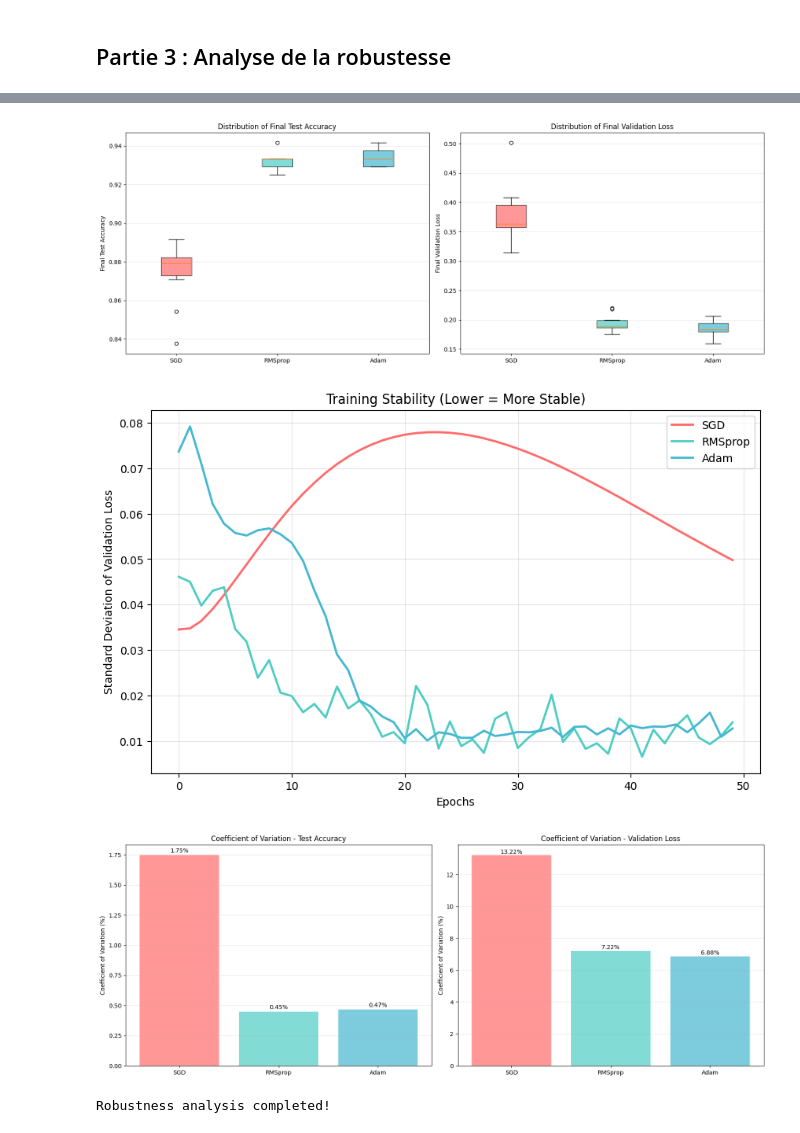
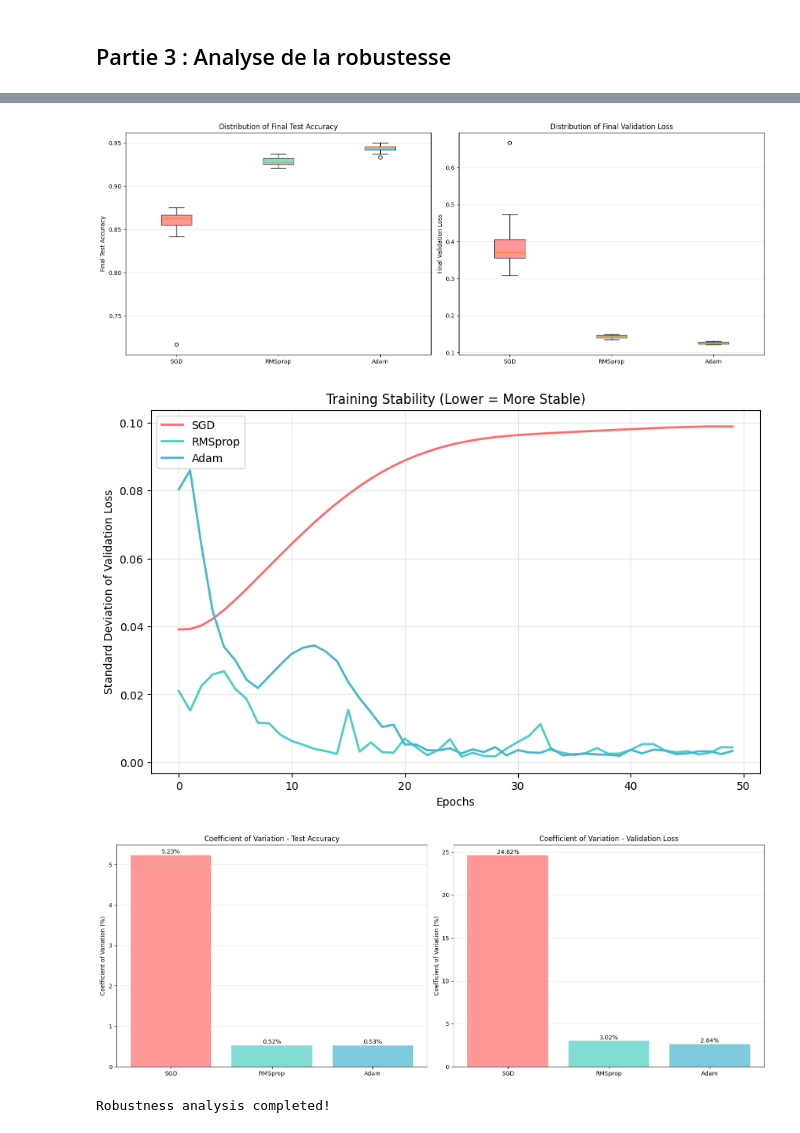
Before and after one commit to ziraax/OptimDashboard, a Jupyter notebook: Projet_Optimisation.ipynb, the cells around one changed output, grey strips where cells are left out. Cells and saved outputs as stored; diff of their text form; code cells hidden in the pictures.

Commit message:
Added fixed seeds

```diff
--- a/Projet_Optimisation.ipynb
+++ b/Projet_Optimisation.ipynb
@@ -1132,11 +1052,6 @@ def run_robustness_analysis(X_train, y_train, X_test, y_test,
                            optimizers=['SGD', 'RMSprop', 'Adam'],
                            learning_rate=0.01, epochs=50, batch_size=64,
                            n_runs=5):
-    """
-    Run multiple training runs for each optimizer to analyze robustness and stability.
-
-    Returns results for all runs per optimizer.
-    """
 
     colors = {'SGD': '#FF6B6B', 'RMSprop': '#4ECDC4', 'Adam': '#45B7D1'}
 
@@ -1158,17 +1073,18 @@ def run_robustness_analysis(X_train, y_train, X_test, y_test,
             run_count += 1
             print(f"Run {run_count}/{total_runs}: {opt_name} - Run {run+1}/{n_runs}")
 
-            # Create fresh model and optimizer for each run
+            # Fixer la graine pour chaque run
+            torch.manual_seed(42 + run * 100)
+            np.random.seed(42 + run * 100)
+
             model = MLP()
             optimizer = create_optimizer(model, opt_name, learning_rate)
 
-            # Train and collect results
             result = train_model(model, optimizer, None, X_train, y_train, X_test, y_test,
                                epochs=epochs, batch_size=batch_size, compute_extra_metrics=False)
 
             all_runs.append(result)
 
-        # Store results for this optimizer
         results_per_optimizer[opt_name] = {
             'runs': all_runs,
             'color': colors.get(opt_name, '#333333')
@@ -1179,42 +1095,33 @@ def run_robustness_analysis(X_train, y_train, X_test, y_test,
 
 
 def plot_robustness_training_curves(results_per_optimizer):
-    """
-    Plot training curves showing all individual runs and mean curves.
-    """
     fig, (ax1, ax2) = plt.subplots(1, 2, figsize=(16, 6))
 
     for opt_name, data in results_per_optimizer.items():
         all_runs = data['runs']
         color = data['color']
 
-        # Validation loss curves
         max_len = max(len(run['val_losses']) for run in all_runs)
         all_val_losses_padded = []
         for run in all_runs:
             val_padded = list(run['val_losses']) + [run['val_losses'][-1]] * (max_len - len(run['val_losses']))
             all_val_losses_padded.append(val_padded)
 
-        # Plot individual runs (light)
         for run in all_val_losses_padded:
             ax1.plot(run, color=color, alpha=0.2, linewidth=1)
 
-        # Plot mean curve (bold)
         mean_val_losses = np.mean(all_val_losses_padded, axis=0)
         ax1.plot(mean_val_losses, color=color, linewidth=3, label=f'{opt_name} (Mean)')
 
-        # Test accuracy curves
         max_len = max(len(run['test_accs']) for run in all_runs)
         all_accs_padded = []
         for run in all_runs:
             acc_padded = list(run['test_accs']) + [run['test_accs'][-1]] * (max_len - len(run['test_accs']))
             all_accs_padded.append(acc_padded)
 
-        # Plot individual runs (light)
         for run in all_accs_padded:
             ax2.plot(run, color=color, alpha=0.2, linewidth=1)
 
-        # Plot mean curve (bold)
         mean_accs = np.mean(all_accs_padded, axis=0)
         ax2.plot(mean_accs, color=color, linewidth=3, label=f'{opt_name} (Mean)')
 
@@ -1234,15 +1141,11 @@ def plot_robustness_training_curves(results_per_optimizer):
     plt.show()
 
 def plot_robustness_distributions(results_per_optimizer):
-    """
-    Plot box plots showing distributions of final metrics across runs.
-    """
     fig, (ax1, ax2) = plt.subplots(1, 2, figsize=(16, 6))
 
     optimizers = list(results_per_optimizer.keys())
     colors = [data['color'] for data in results_per_optimizer.values()]
 
-    # Accuracy distributions
     accuracy_data = []
     for opt_name, data in results_per_optimizer.items():
         all_runs = data['runs']
@@ -1258,7 +1161,6 @@ def plot_robustness_distributions(results_per_optimizer):
     ax1.set_title('Distribution of Final Test Accuracy')
     ax1.grid(True, alpha=0.3, axis='y')
 
-    # Validation loss distributions
     val_loss_data = []
     for opt_name, data in results_per_optimizer.items():
         all_runs = data['runs']
@@ -1278,16 +1180,12 @@ def plot_robustness_distributions(results_per_optimizer):
     plt.show()
 
 def plot_robustness_stability(results_per_optimizer):
-    """
-    Plot training stability (variability over epochs).
-    """
     plt.figure(figsize=(10, 6))
 
     for opt_name, data in results_per_optimizer.items():
         all_runs = data['runs']
         color = data['color']
 
-        # Compute std at each epoch for validation loss
         max_len = max(len(run['val_losses']) for run in all_runs)
         all_val_losses_padded = []
         for run in all_runs:
@@ -1306,15 +1204,11 @@ def plot_robustness_stability(results_per_optimizer):
     plt.show()
 
 def plot_robustness_coefficient_variation(results_per_optimizer):
-    """
-    Plot coefficient of variation comparison.
-    """
     fig, (ax1, ax2) = plt.subplots(1, 2, figsize=(16, 6))
 
     optimizers = list(results_per_optimizer.keys())
     colors = [data['color'] for data in results_per_optimizer.values()]
 
-    # Coefficient of variation for accuracy
     cv_accs = []
     for opt_name, data in results_per_optimizer.items():
         all_runs = data['runs']
@@ -1327,11 +1221,9 @@ def plot_robustness_coefficient_variation(results_per_optimizer):
     ax1.set_title('Coefficient of Variation - Test Accuracy')
     ax1.grid(True, alpha=0.3, axis='y')
 
-    # Add value labels
     for i, v in enumerate(cv_accs):
         ax1.text(i, v + 0.01, f'{v:.2f}%', ha='center', va='bottom')
 
-    # Coefficient of variation for validation loss
     cv_losses = []
     for opt_name, data in results_per_optimizer.items():
         all_runs = data['runs']
@@ -1344,7 +1236,6 @@ def plot_robustness_coefficient_variation(results_per_optimizer):
     ax2.set_title('Coefficient of Variation - Validation Loss')
     ax2.grid(True, alpha=0.3, axis='y')
 
-    # Add value labels
     for i, v in enumerate(cv_losses):
         ax2.text(i, v + 0.01, f'{v:.2f}%', ha='center', va='bottom')
 
@@ -1352,11 +1243,8 @@ def plot_robustness_coefficient_variation(results_per_optimizer):
     plt.show()
 
 def print_robustness_statistics(results_per_optimizer):
-    """
-    Print comprehensive statistics table for robustness analysis.
-    """
     print("\n" + "="*100)
-    print("ROBUSTNESS ANALYSIS STATISTICS")
+    print("STATISTIQUES D'ANALYSE DE ROBUSTESSE")
     print("="*100)
     print(f"{'Optimizer':<12} {'Acc Mean':<12} {'Acc Std':<12} {'Loss Mean':<12} {'Loss Std':<12} {'Time Mean':<12} {'Conv Mean':<12} {'CV Acc':<10}")
     print("-" * 100)
@@ -1369,7 +1257,6 @@ def print_robustness_statistics(results_per_optimizer):
         training_times = [run['training_time'] for run in all_runs]
         conv_speeds = [run['convergence_speed_95'] for run in all_runs]
 
-        # Calculate statistics
         acc_mean, acc_std = np.mean(final_accs), np.std(final_accs)
         loss_mean, loss_std = np.mean(final_val_losses), np.std(final_val_losses)
         time_mean, time_std = np.mean(training_times), np.std(training_times)
@@ -1379,13 +1266,11 @@ def print_robustness_statistics(results_per_optimizer):
         print(f"{opt_name:<12} {acc_mean:<12.4f} {acc_std:<12.4f} {loss_mean:<12.4f} {loss_std:<12.4f} {time_mean:<12.2f} {conv_mean:<12.1f} {cv_acc:<10.2f}")
 
 
-# Parameters for robustness analysis
-n_runs_robustness = 10  # Number of runs per optimizer
+n_runs_robustness = 10
 learning_rate_robust = 0.01
 epochs_robust = 50
 batch_size_robust = 64
 
-# Run the analysis
 robustness_results = run_robustness_analysis(
     X_train_tensor, y_train_tensor, X_test_tensor, y_test_tensor,
     optimizers=['SGD', 'RMSprop', 'Adam'],
@@ -1395,10 +1280,8 @@ robustness_results = run_robustness_analysis(
     n_runs=n_runs_robustness
 )
 
-# Print statistics
 print_robustness_statistics(robustness_results)
 
-# Create visualizations
 print("\nGenerating robustness analysis plots...")
 
 plot_robustness_training_curves(robustness_results)
@@ -1429,6 +1312,6 @@ Generating robustness analysis plots...
-[figure, old version]
+[figure, new version]
-[figure, old version]
+[figure, new version]
-[figure, old version]
+[figure, new version]
 Robustness analysis completed!
 # %% [markdown]
 ## Interprétations de l'Analyse de Robustesse :
```
Also changed, not shown: parts of 15 cells of this notebook.
